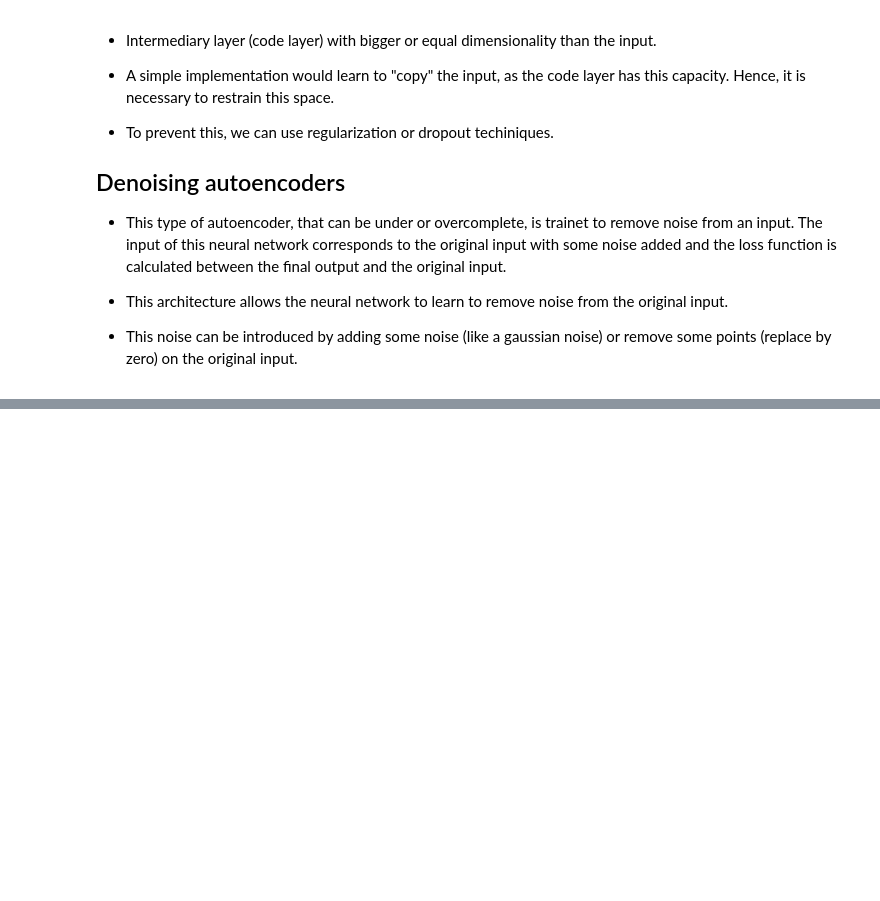
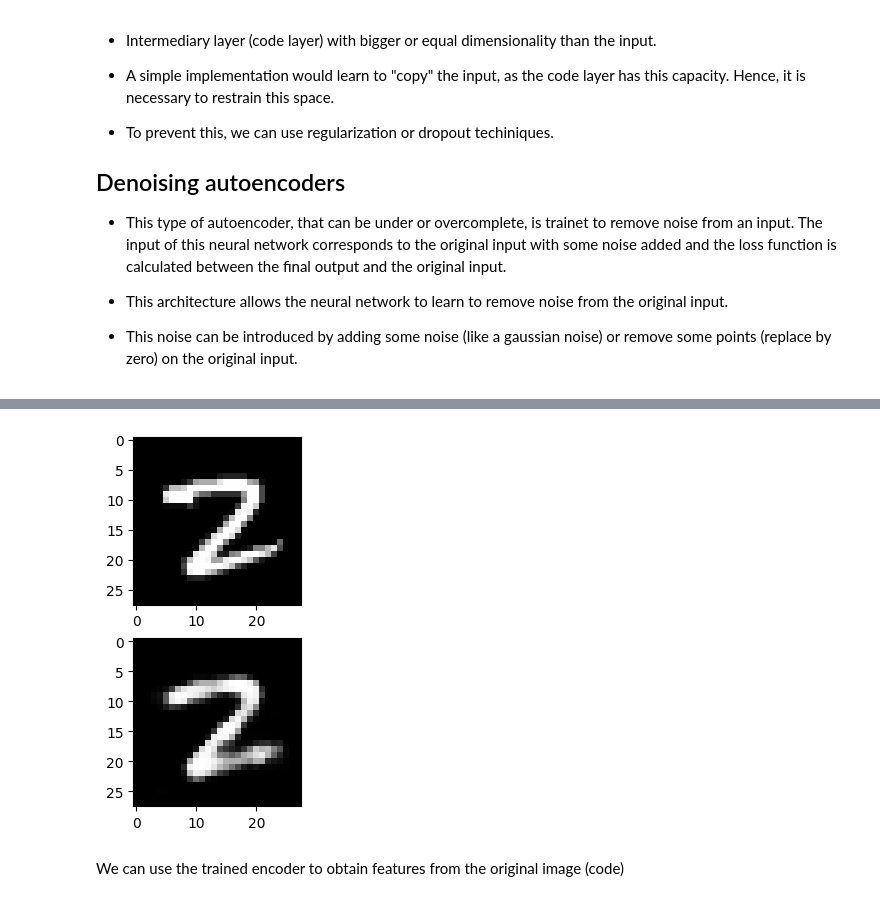
Before and after one commit to matheusvictal/artificial-neural-networks, a Jupyter notebook: SCC5809/5_autoencoders.ipynb, the cells around one changed output, grey strips where cells are left out. Saved outputs shown, nothing was run; the diff lists cells and outputs as text; code cells hidden in the pictures; blank space fills up the shorter version.

```diff
--- a/SCC5809/5_autoencoders.ipynb
+++ b/SCC5809/5_autoencoders.ipynb
@@ -44,0 +168,14 @@
+# %%
+for i, item in enumerate(image):
+    item = item.reshape(-1, 28, 28)
+    plt.subplot(211)
+    plt.imshow(item[0], cmap='gray')
+
+for i, item in enumerate(reconstructed):
+    item = item.reshape(-1, 28, 28)
+    plt.subplot(212)
+    plt.imshow(item[0].detach().numpy(), cmap='gray')
+# %% [output]
+[figure, added]
+# %% [markdown]
+We can use the trained encoder to obtain features from the original image (code)
```
Also changed, not shown: parts of 12 cells of this notebook, 1 other file.
